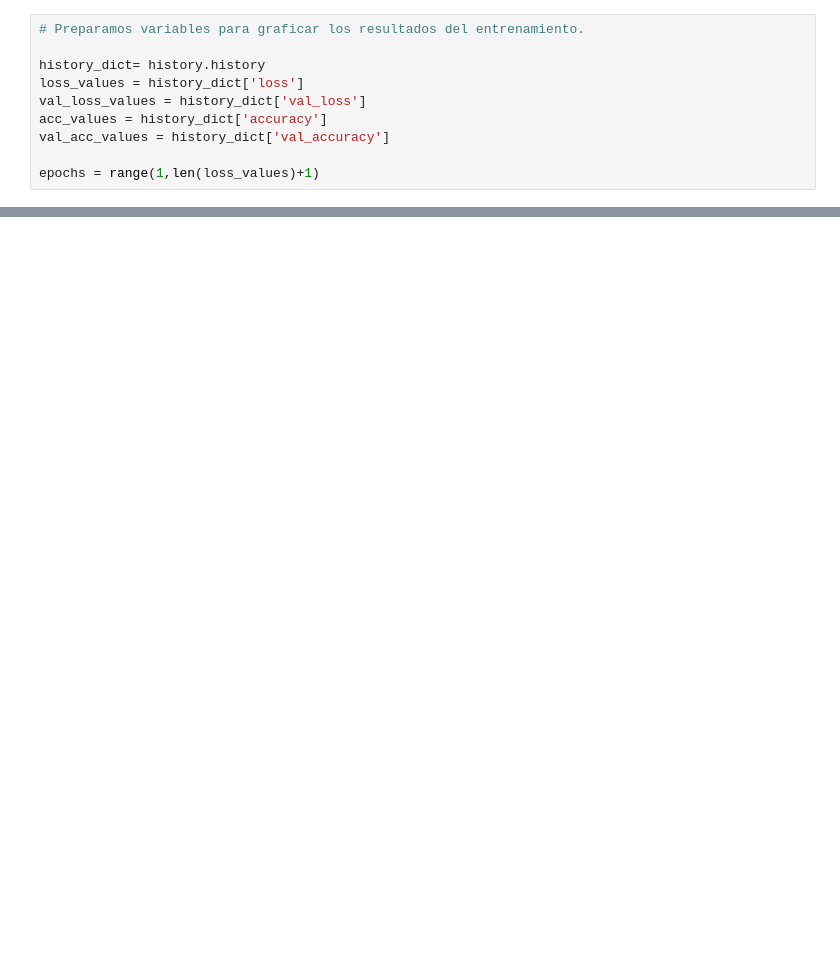
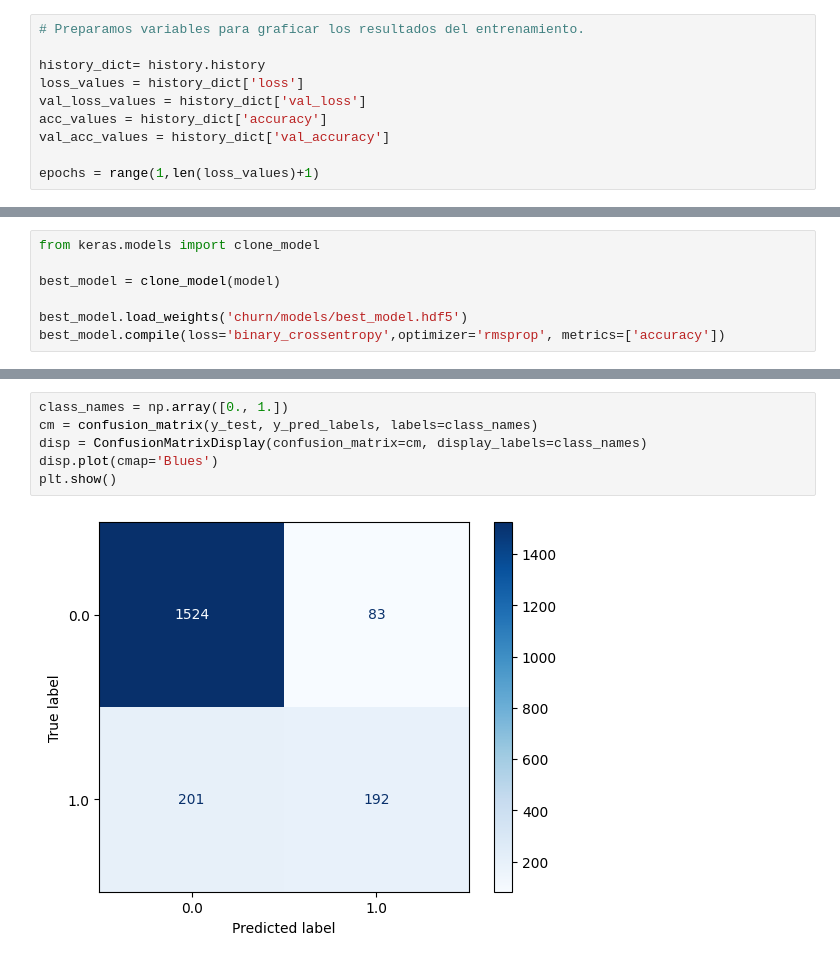
Before and after one commit to Pipe-Vash/laboratorio-machine-learning, a Jupyter notebook: notebooks/modelgeneration_27092023_ricalanis.ipynb, the cells around one changed output, grey strips where cells are left out. Saved outputs shown, nothing was run; the diff lists cells and outputs as text; blank space fills up the shorter version.

```diff
--- a/notebooks/modelgeneration_27092023_ricalanis.ipynb
+++ b/notebooks/modelgeneration_27092023_ricalanis.ipynb
@@ -389,0 +372,7 @@ plt.show()
+# %%
+from keras.models import clone_model
+
+best_model = clone_model(model)
+
+best_model.load_weights('churn/models/best_model.hdf5')
+best_model.compile(loss='binary_crossentropy',optimizer='rmsprop', metrics=['accuracy'])
@@ -389,0 +401,8 @@ plt.show()
+# %%
+class_names = np.array([0., 1.])
+cm = confusion_matrix(y_test, y_pred_labels, labels=class_names)
+disp = ConfusionMatrixDisplay(confusion_matrix=cm, display_labels=class_names)
+disp.plot(cmap='Blues')
+plt.show()
+# %% [output]
+[figure, added]
```
Also changed, not shown: parts of 8 cells of this notebook, 2 other files.
